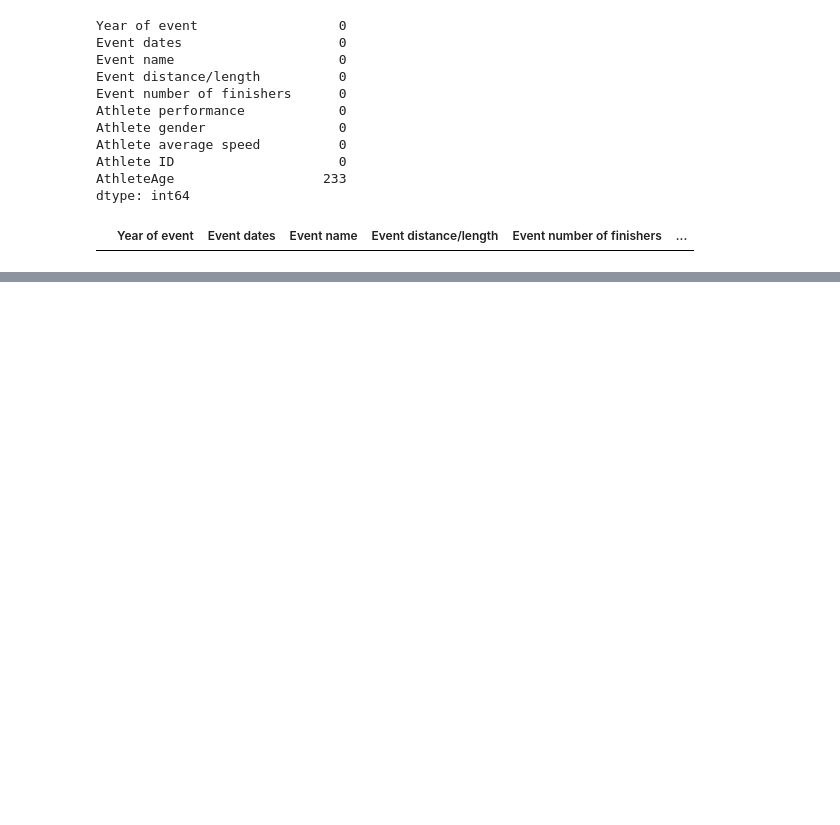
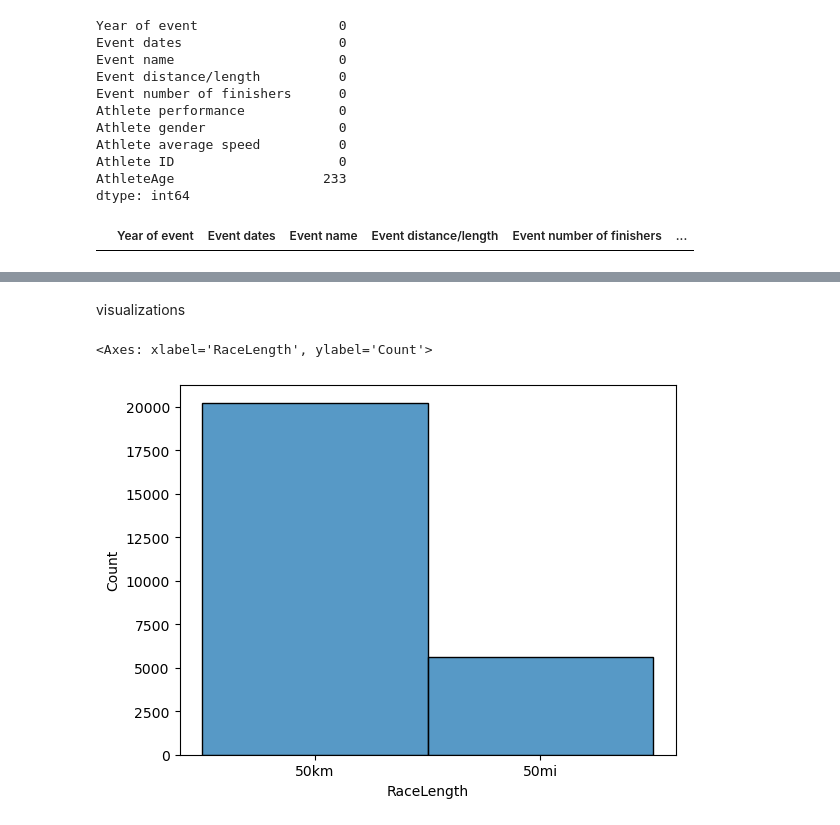
Before and after one commit to emixmh/python-projects, a Jupyter notebook: ultra-marathon/um.ipynb, the cells around one changed output, grey strips where cells are left out. Saved outputs shown, nothing was run; the diff lists cells and outputs as text; code cells hidden in the pictures; blank space fills up the shorter version.

```diff
--- a/ultra-marathon/um.ipynb
+++ b/ultra-marathon/um.ipynb
@@ -85,0 +110,4 @@ wip.head(5)
+# %%
+wip['AthleteAge'] = wip['AthleteAge'].astype(int)
+# %%
+wip['Athlete average speed'] = wip['Athlete average speed'].astype(float)
@@ -85,0 +128,24 @@ wip.head(5)
+# %%
+# rename columns: 'Year of event', 'Event dates', 'Event name', 'Event distance/length', 'Event number of finishers', 'Athlete performance', 'Athlete gender', 'Athlete average speed', 'Athlete ID', 'AthleteAge'
+
+wip = wip.rename(columns= {'Year of event':'Year',
+                           'Event dates':'RaceDay',
+                           'Event name':'RaceName',
+                           'Event distance/length':'RaceLength',
+                           'Event number of finishers':"RaceFinishersAmount",
+                           'Athlete performance':'AthletePerformance',
+                           'Athlete gender':'AthleteGender',
+                           'Athlete average speed':'AthleteAvgSpeed',
+                           'Athlete ID':'AthleteID'
+                            })
+# %%
+# reorder columns
+
+wip2 = wip[['RaceDay', 'RaceName', 'RaceLength', 'RaceFinishersAmount', 'AthleteID', 'AthleteGender', 'AthleteAge', 'AthletePerformance',  'AthleteAvgSpeed']]
+# %% [markdown]
+visualizations
+# %%
+sns.histplot(wip2['RaceLength'])
+# %% [output]
+<Axes: xlabel='RaceLength', ylabel='Count'>
+[figure, added]
```
Also changed, not shown: parts of 29 cells of this notebook, 3 other files.
